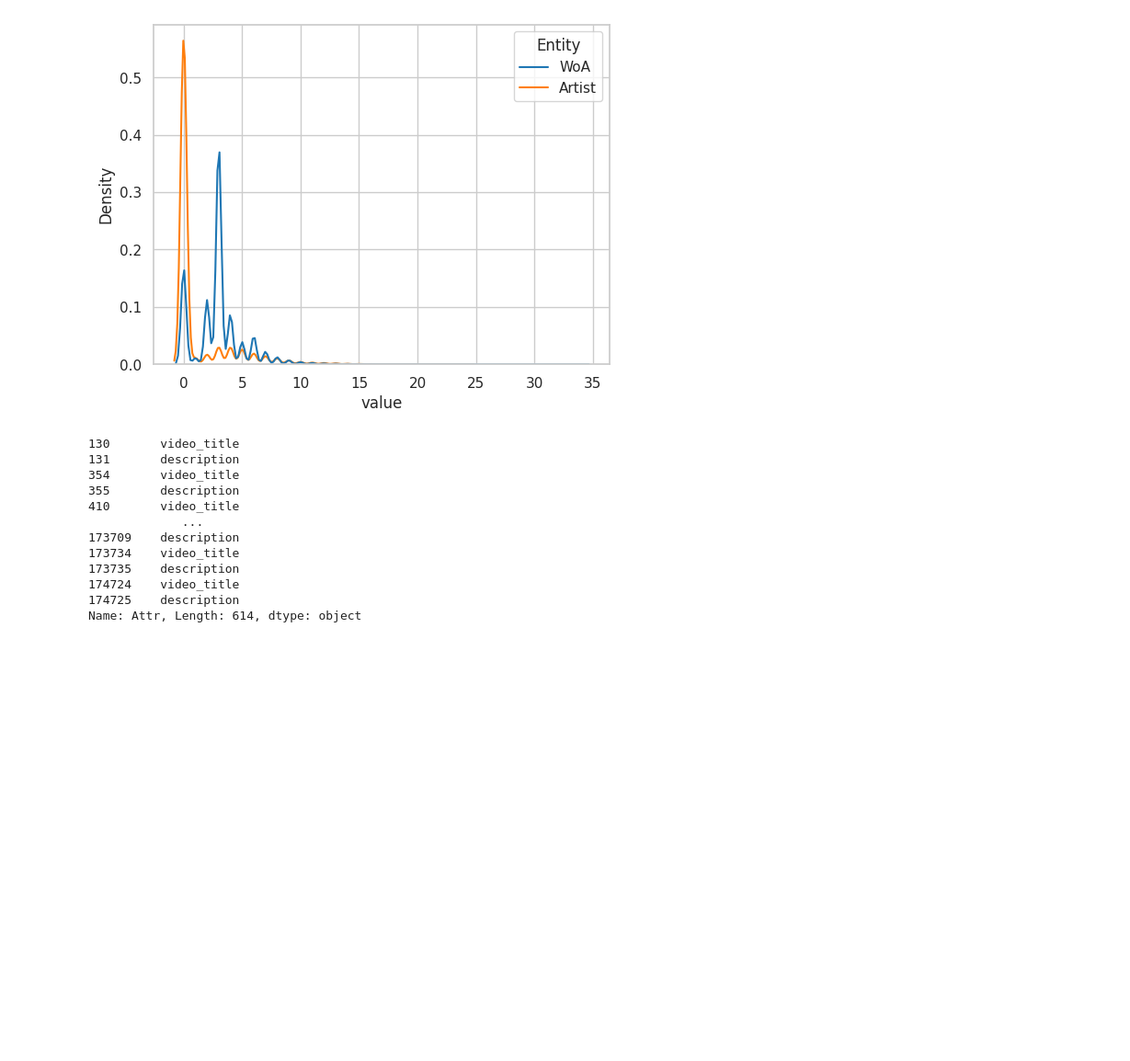
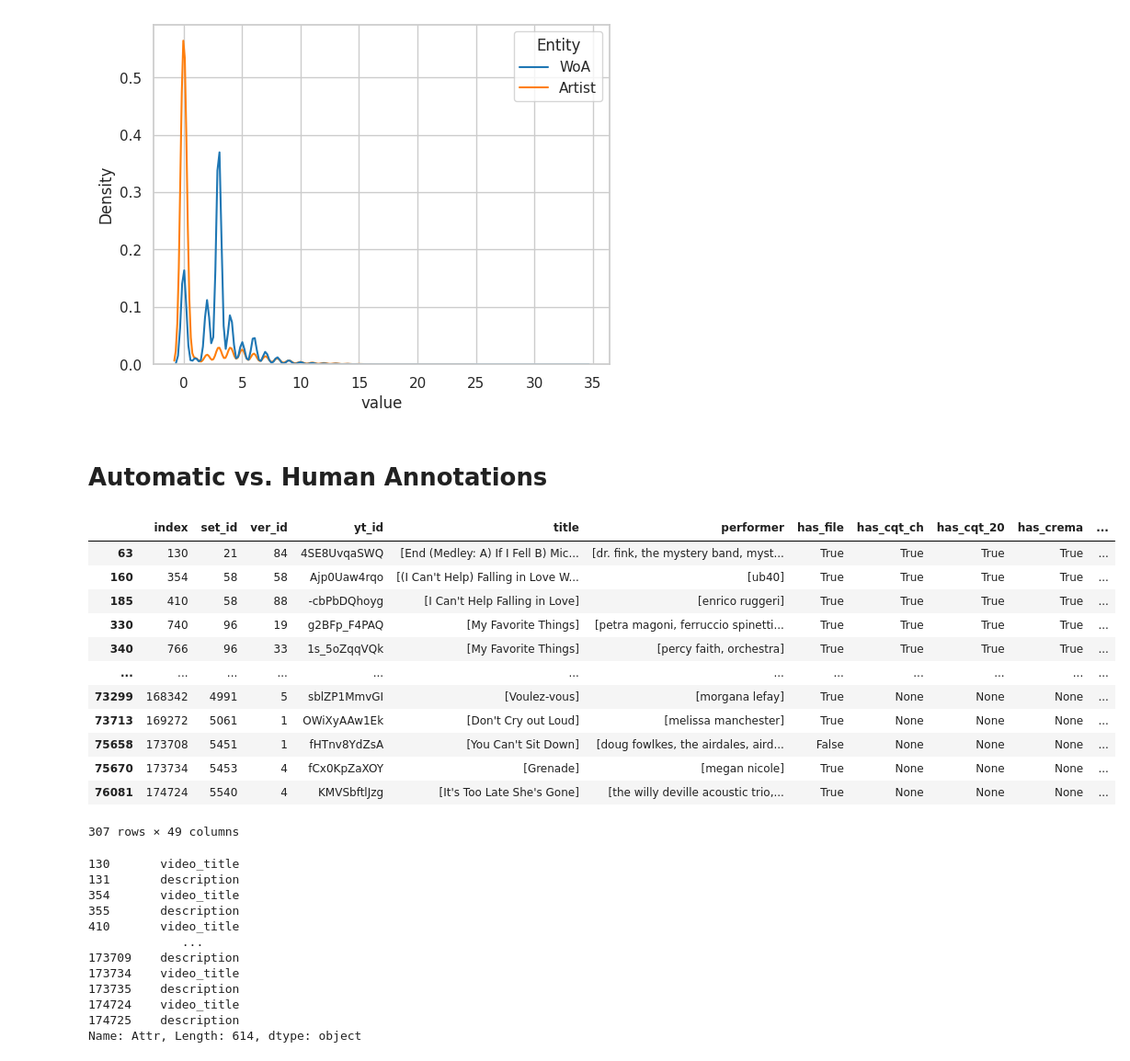
Before and after one commit to progsi/YTUnCoverLLM, a Jupyter notebook: notebooks/dataset.ipynb, the cells around one changed output. Shown at 92% size. Saved outputs shown, nothing was run; the diff lists cells and outputs as text; code cells hidden in the pictures; blank space fills up the shorter version.

```diff
--- a/notebooks/dataset.ipynb
+++ b/notebooks/dataset.ipynb
@@ -59,6 +61,24 @@ plt.savefig("../figures/kde_startindex.pdf")
 plt.show()
 # %% [output]
 [figure]
+# %% [markdown]
+# Automatic vs. Human Annotations
+# %%
+data.dropna(subset="IOB_annotated")
+# %% [output]
+|  | index | set_id | ver_id | yt_id | title | performer | has_file | has_cqt_ch | has_cqt_20 | has_crema | ... |
+| 63 | 130 | 21 | 84 | 4SE8UvqaSWQ | [End (Medley: A) If I Fell B) Mic... | [dr. fink, the mystery band, myst... | True | True | True | True | ... |
+| 160 | 354 | 58 | 58 | Ajp0Uaw4rqo | [(I Can't Help) Falling in Love W... | [ub40] | True | True | True | True | ... |
+| 185 | 410 | 58 | 88 | -cbPbDQhoyg | [I Can't Help Falling in Love] | [enrico ruggeri] | True | True | True | True | ... |
+| 330 | 740 | 96 | 19 | g2BFp_F4PAQ | [My Favorite Things] | [petra magoni, ferruccio spinetti... | True | True | True | True | ... |
+| 340 | 766 | 96 | 33 | 1s_5oZqqVQk | [My Favorite Things] | [percy faith, orchestra] | True | True | True | True | ... |
+| ... | ... | ... | ... | ... | ... | ... | ... | ... | ... | ... | ... |
+| 73299 | 168342 | 4991 | 5 | sblZP1MmvGI | [Voulez-vous] | [morgana lefay] | True | None | None | None | ... |
+| 73713 | 169272 | 5061 | 1 | OWiXyAAw1Ek | [Don't Cry out Loud] | [melissa manchester] | True | None | None | None | ... |
+| 75658 | 173708 | 5451 | 1 | fHTnv8YdZsA | [You Can't Sit Down] | [doug fowlkes, the airdales, aird... | False | None | None | None | ... |
+| 75670 | 173734 | 5453 | 4 | fCx0KpZaXOY | [Grenade] | [megan nicole] | True | None | None | None | ... |
+| 76081 | 174724 | 5540 | 4 | KMVSbftlJzg | [It's Too Late She's Gone] | [the willy deville acoustic trio,... | True | None | None | None | ... |
+307 rows × 49 columns
 # %%
 import pandas as pd
 
```
Also changed, not shown: parts of 1 cell of this notebook, 2 other files.
